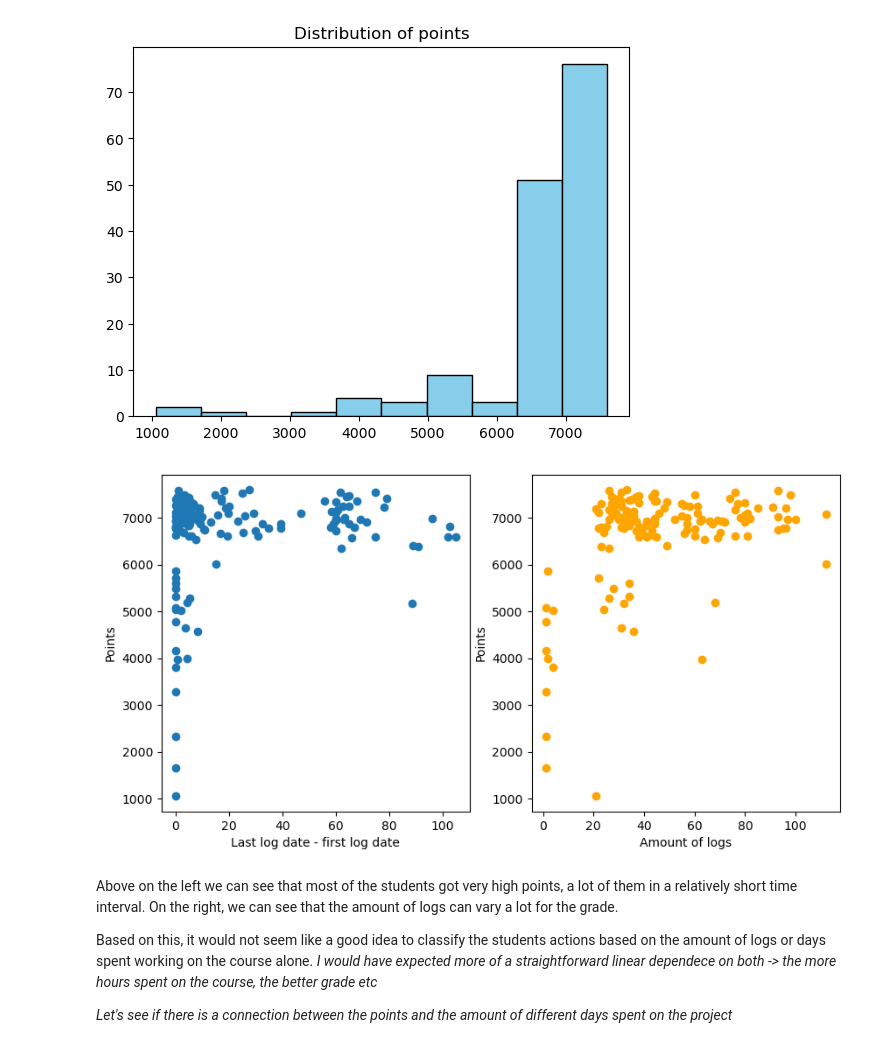
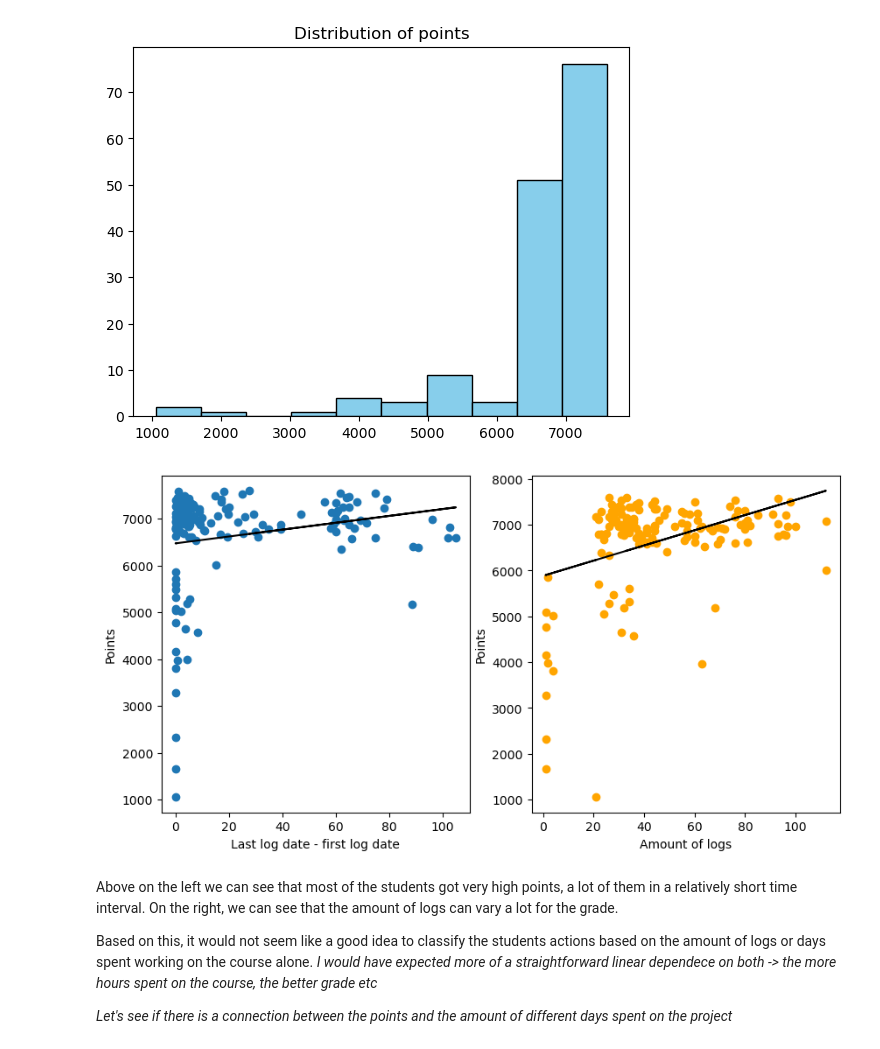
Before and after one commit to fskgiulia/JYUEF01, a Jupyter notebook: project_notebook.ipynb, the cells around one changed output. Drawn from its saved outputs; the diff is of its cells as text; code cells hidden in the pictures.

Commit message:
Fitted regression curves

```diff
--- a/project_notebook.ipynb
+++ b/project_notebook.ipynb
@@ -50,21 +50,36 @@ plt.show()
 [figure]
 # %%
 import matplotlib.pyplot as plt
+import numpy as np
 
 # The time each student took to complete the course
 times = [(max(student_dict[s]) - min(student_dict[s])).total_seconds() / (60*60*24) for s in students]
 # The number of different timestamps, i.e. the number of logs in total done by the student
 logs = [len(student_dict[s]) for s in students]
 fig, (ax1, ax2) = plt.subplots(1, 2, figsize=(10,5))
+
+times = np.array(times)
+logs = np.array(logs)
+students = np.array(students)
+
+# regression models
+time_slope, time_intercept = np.polyfit(times, students, 1)
+logs_slope, logs_intercept = np.polyfit(logs, students, 1)
+
 ax1.plot(times, students, 'o')
 ax1.set_xlabel('Last log date - first log date')
 ax1.set_ylabel('Points')
+
 ax2.plot(logs, students, 'o', color="orange")
 ax2.set_xlabel('Amount of logs')
 ax2.set_ylabel('Points')
+
+ax1.plot(times, time_slope * times + time_intercept, color='black')
+ax2.plot(logs, logs_slope * logs + logs_intercept, color='black')
+
 plt.show()
 # %% [output]
-[figure, old version]
+[figure, new version]
 # %% [markdown]
 Above on the left we can see that most of the students got very high points, a lot of them in a relatively short time interval.
 On the right, we can see that the amount of logs can vary a lot for the grade.
```
Also changed, not shown: parts of 1 cell of this notebook.
